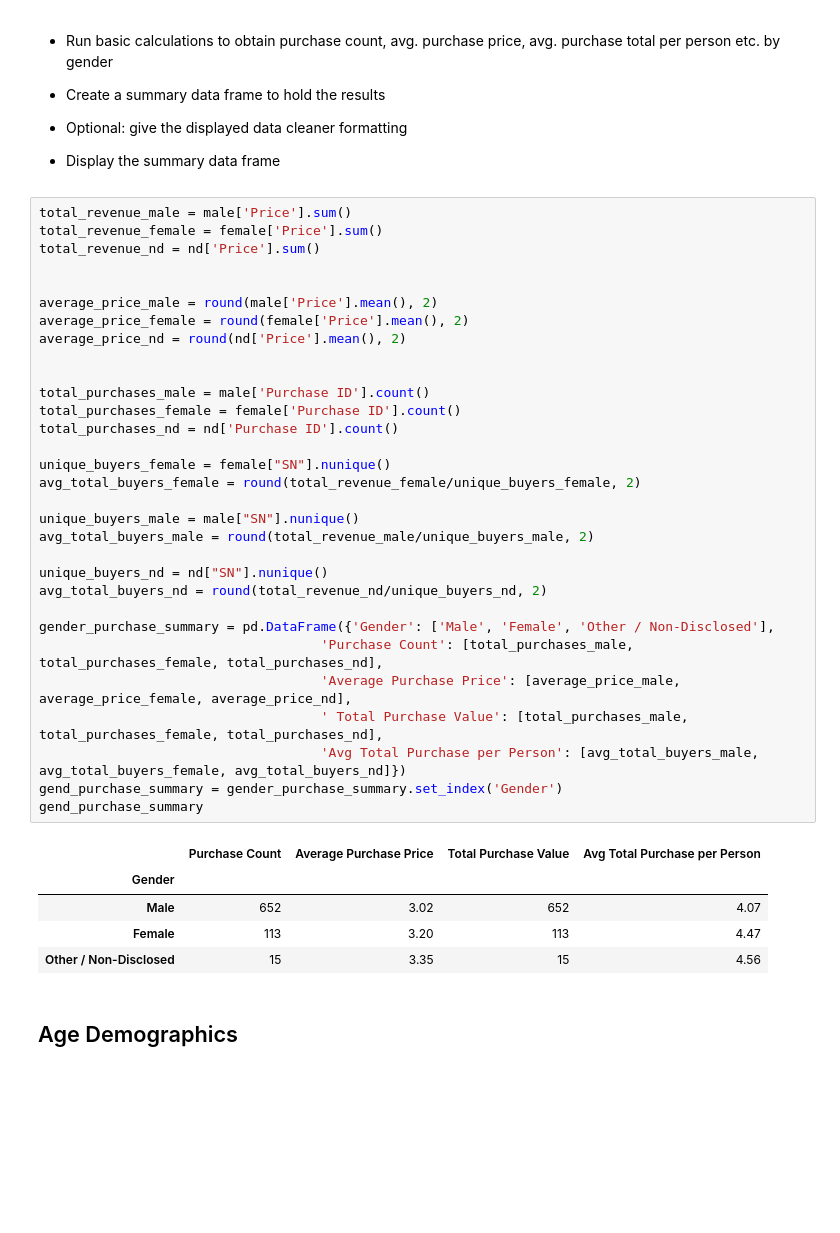
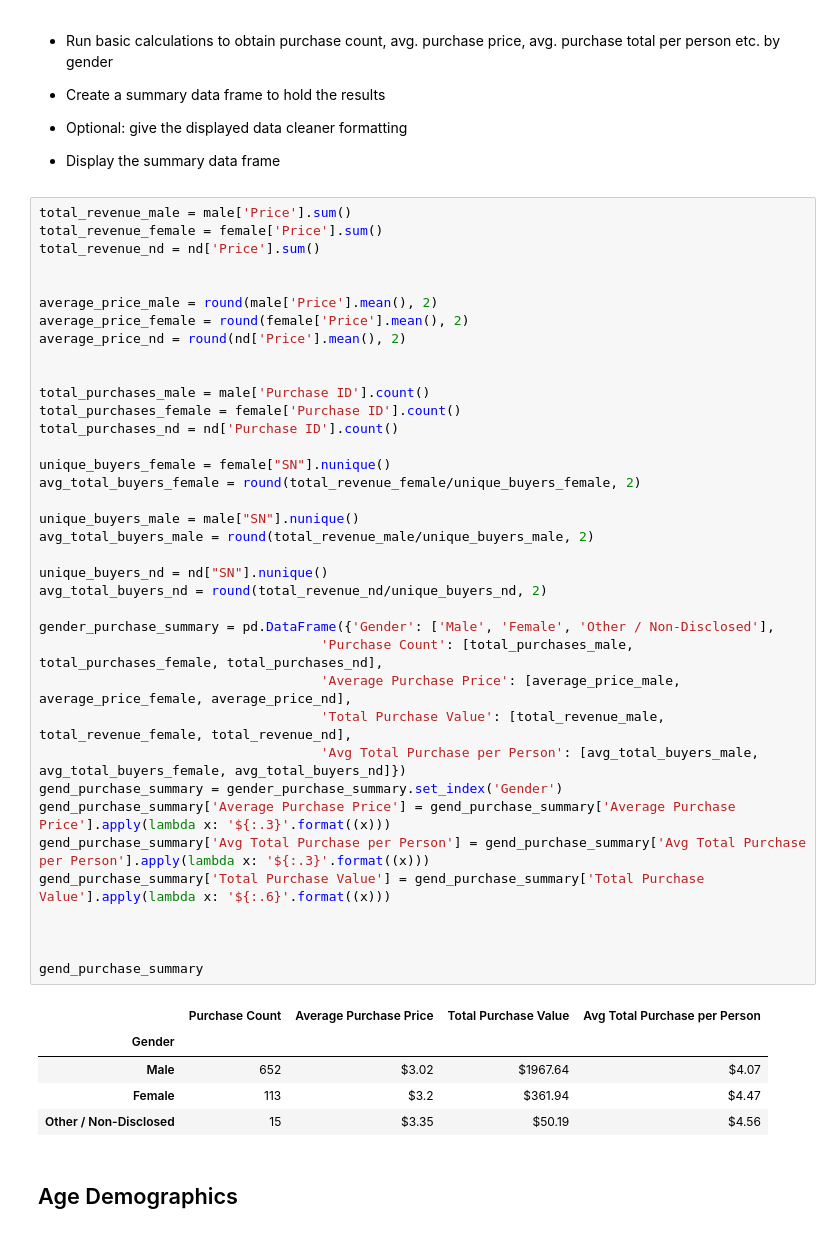
Before and after one commit to George-R/pandas-challenge, a Jupyter notebook: HeroesOfPymoli/HeroesOfPymoli_starter.ipynb, the cells around one changed output. Drawn from its saved outputs; the diff is of its cells as text; blank space fills up the shorter version.

```diff
--- a/HeroesOfPymoli/HeroesOfPymoli_starter.ipynb
+++ b/HeroesOfPymoli/HeroesOfPymoli_starter.ipynb
@@ -113,37 +113,43 @@ total_revenue_female = female['Price'].sum()
 total_revenue_nd = nd['Price'].sum()
 
 
 average_price_male = round(male['Price'].mean(), 2)
 average_price_female = round(female['Price'].mean(), 2)
 average_price_nd = round(nd['Price'].mean(), 2)
 
 
 total_purchases_male = male['Purchase ID'].count()
 total_purchases_female = female['Purchase ID'].count()
 total_purchases_nd = nd['Purchase ID'].count()
 
 unique_buyers_female = female["SN"].nunique()
 avg_total_buyers_female = round(total_revenue_female/unique_buyers_female, 2)
 
 unique_buyers_male = male["SN"].nunique()
 avg_total_buyers_male = round(total_revenue_male/unique_buyers_male, 2)
 
 unique_buyers_nd = nd["SN"].nunique()
 avg_total_buyers_nd = round(total_revenue_nd/unique_buyers_nd, 2)
 
 gender_purchase_summary = pd.DataFrame({'Gender': ['Male', 'Female', 'Other / Non-Disclosed'],
                                     'Purchase Count': [total_purchases_male, total_purchases_female, total_purchases_nd],
                                     'Average Purchase Price': [average_price_male, average_price_female, average_price_nd],
-                                    ' Total Purchase Value': [total_purchases_male, total_purchases_female, total_purchases_nd],
+                                    'Total Purchase Value': [total_revenue_male, total_revenue_female, total_revenue_nd],
                                     'Avg Total Purchase per Person': [avg_total_buyers_male, avg_total_buyers_female, avg_total_buyers_nd]})
 gend_purchase_summary = gender_purchase_summary.set_index('Gender')
+gend_purchase_summary['Average Purchase Price'] = gend_purchase_summary['Average Purchase Price'].apply(lambda x: '${:.3}'.format((x)))
+gend_purchase_summary['Avg Total Purchase per Person'] = gend_purchase_summary['Avg Total Purchase per Person'].apply(lambda x: '${:.3}'.format((x)))
+gend_purchase_summary['Total Purchase Value'] = gend_purchase_summary['Total Purchase Value'].apply(lambda x: '${:.6}'.format((x)))
+
+
+
 gend_purchase_summary
 # %% [output]
 |  | Purchase Count | Average Purchase Price | Total Purchase Value | Avg Total Purchase per Person |
 | Gender |  |  |  |  |
-| Male | 652 | 3.02 | 652 | 4.07 |
-| Female | 113 | 3.20 | 113 | 4.47 |
-| Other / Non-Disclosed | 15 | 3.35 | 15 | 4.56 |
+| Male | 652 | $3.02 | $1967.64 | $4.07 |
+| Female | 113 | $3.2 | $361.94 | $4.47 |
+| Other / Non-Disclosed | 15 | $3.35 | $50.19 | $4.56 |
 # %% [markdown]
 ## Age Demographics
 # %% [markdown]
```
Also changed, not shown: parts of 8 cells of this notebook.
